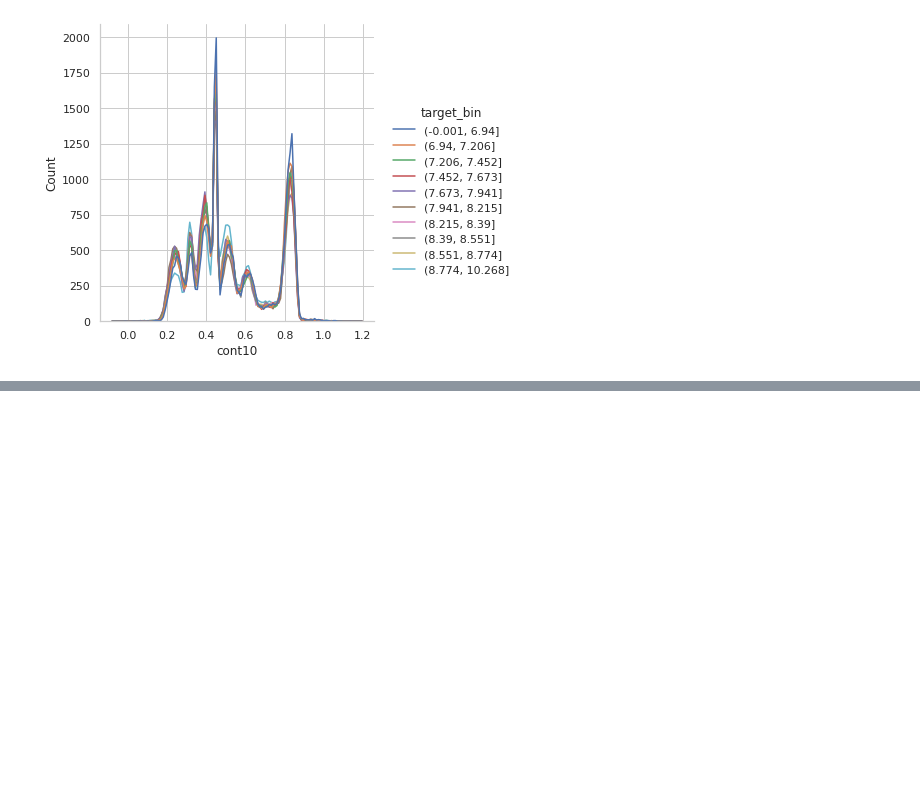
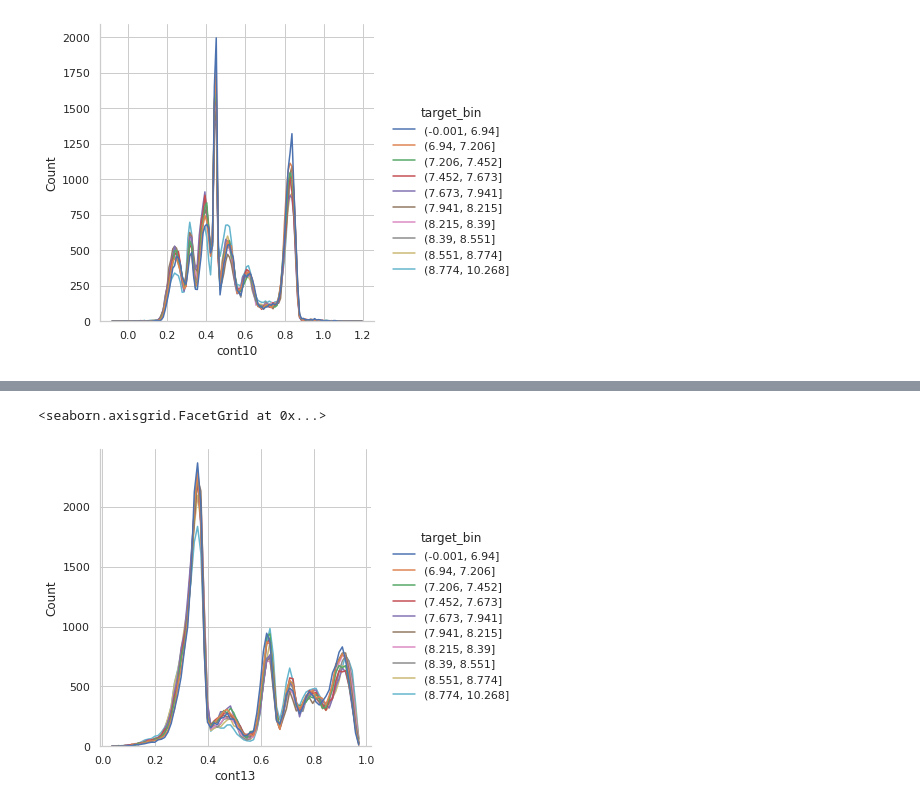
Before and after one commit to savioursho/tabular-playground-series-jan-2021, a Jupyter notebook: notebooks/05-eda.ipynb, the cells around one changed output, grey strips where cells are left out. Cells and saved outputs as stored; diff of their text form; code cells hidden in the pictures; blank space fills up the shorter version.

```diff
--- a/notebooks/05-eda.ipynb
+++ b/notebooks/05-eda.ipynb
@@ -104,0 +125,13 @@ viz.plot_desnity_train_test_overlapping(
+# %%
+(
+    df_train.assign(target_bin=pd.qcut(df_train["target"], 10)).pipe(
+        (sns.displot, "data"),
+        x="cont13",
+        hue="target_bin",
+        fill=False,
+        element="poly",
+    )
+)
+# %% [output]
+<seaborn.axisgrid.FacetGrid at 0x...>
+[figure, added]
```
Also changed, not shown: parts of 5 cells of this notebook, 1 other file.
